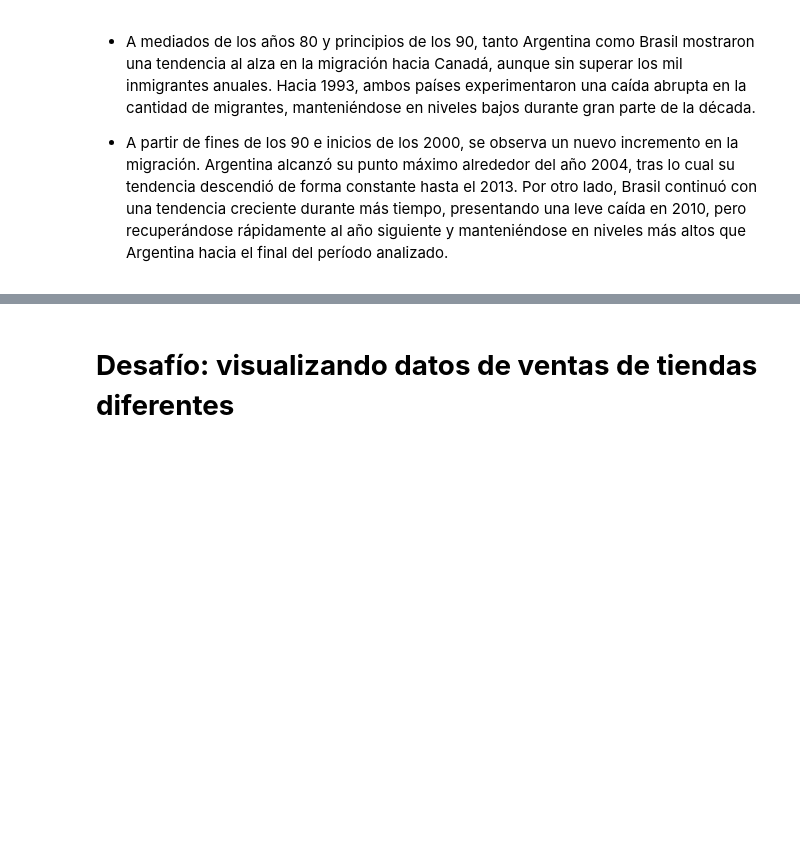
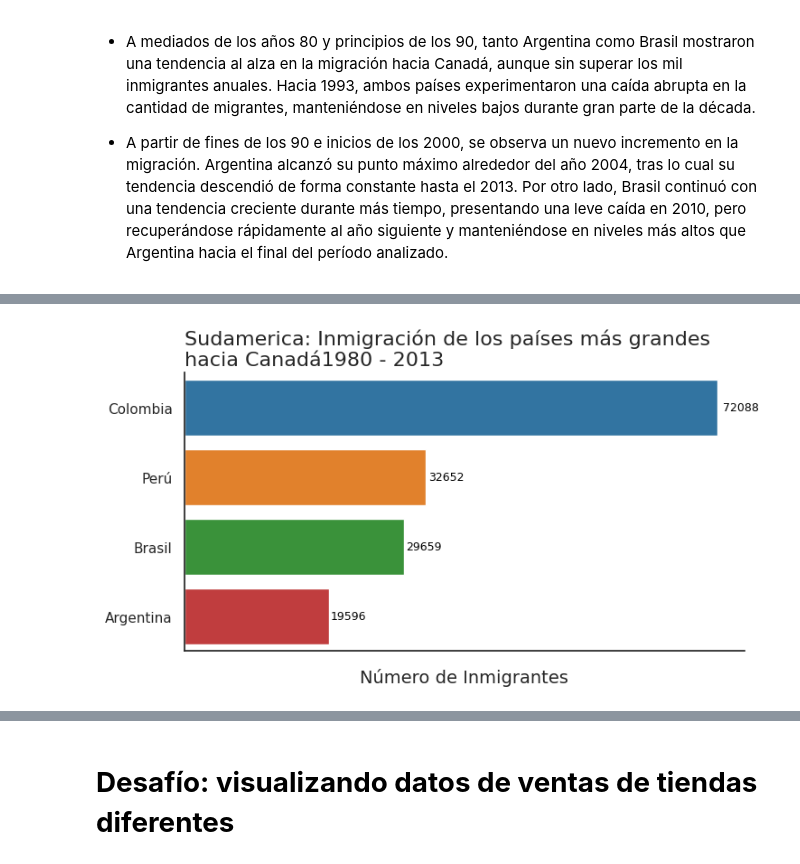
Before and after one commit to DanielRaiicHu/visualizacion-de-datos-con-bibliotecas-de-python, a Jupyter notebook: visualizacion_de_datos_con_bibliotecas_de_python.ipynb, the cells around one changed output, grey strips where cells are left out. Cells and saved outputs as stored; diff of their text form; code cells hidden in the pictures; blank space fills up the shorter version.

```diff
--- a/visualizacion_de_datos_con_bibliotecas_de_python.ipynb
+++ b/visualizacion_de_datos_con_bibliotecas_de_python.ipynb
@@ -1197,0 +1206,4 @@ plt.show()
+# %%
+paises_grandes = ['Argentina','Brasil','Colombia','Perú']
+df_paises_grandes = df[df.index.isin(paises_grandes)].sort_values('Total', ascending=False)
+df_paises_grandes
@@ -1197,0 +1266,5 @@ plt.show()
+# %%
+sns.set_theme(style='white')
+grafico_paises_grandes('tab10')
+# %% [output]
+[figure, added]
```
Also changed, not shown: parts of 22 cells of this notebook.
